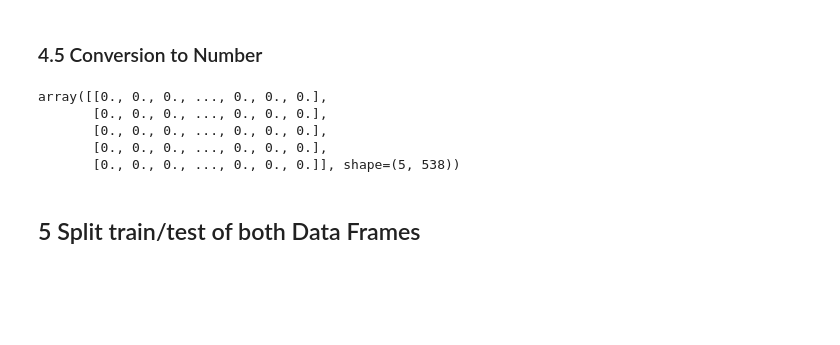
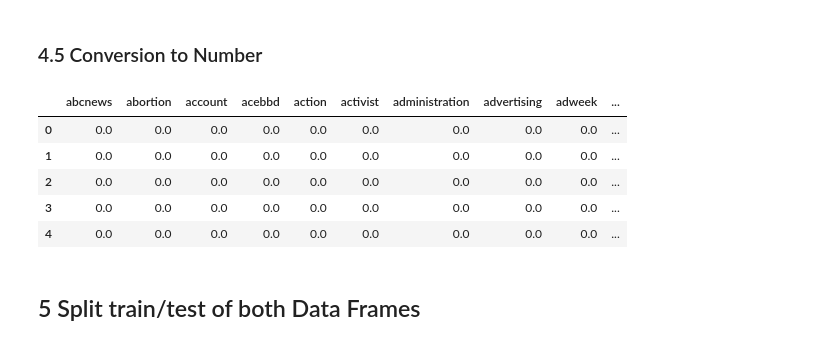
Before and after one commit to 4GeeksAcademy/danielpaez-dev-NLP, a Jupyter notebook: src/explore.ipynb, the cells around one changed output. Cells and saved outputs as stored; diff of their text form; code cells hidden in the pictures; blank space fills up the shorter version.

```diff
--- a/src/explore.ipynb
+++ b/src/explore.ipynb
@@ -186,19 +189,23 @@ plt.show()
 ### 4.5 Conversion to Number <a id='c4-5'></a>
 # %%
 tokens_list = total_data["url"]
-tokens_list = [" ".join(tokens) for tokens in tokens_list]
+tokens_list = total_data["url"].apply(lambda tokens: " ".join(tokens))
 
 vectorizer = TfidfVectorizer(max_features = 5000, max_df = 0.8, min_df = 5)
-X = vectorizer.fit_transform(tokens_list).toarray()
+X_matrix = vectorizer.fit_transform(tokens_list).toarray()
 y = total_data["is_spam"]
 
-X[:5]
+X_df = pd.DataFrame(X_matrix, columns = vectorizer.get_feature_names_out())
+numeric_df = pd.concat([X_df, y.reset_index(drop=True)], axis=1)
+
+numeric_df.head()
 # %% [output]
-array([[0., 0., 0., ..., 0., 0., 0.],
-       [0., 0., 0., ..., 0., 0., 0.],
-       [0., 0., 0., ..., 0., 0., 0.],
-       [0., 0., 0., ..., 0., 0., 0.],
-       [0., 0., 0., ..., 0., 0., 0.]], shape=(5, 538))
+|  | abcnews | abortion | account | acebbd | action | activist | administration | advertising | adweek | ... |
+| 0 | 0.0 | 0.0 | 0.0 | 0.0 | 0.0 | 0.0 | 0.0 | 0.0 | 0.0 | ... |
+| 1 | 0.0 | 0.0 | 0.0 | 0.0 | 0.0 | 0.0 | 0.0 | 0.0 | 0.0 | ... |
+| 2 | 0.0 | 0.0 | 0.0 | 0.0 | 0.0 | 0.0 | 0.0 | 0.0 | 0.0 | ... |
+| 3 | 0.0 | 0.0 | 0.0 | 0.0 | 0.0 | 0.0 | 0.0 | 0.0 | 0.0 | ... |
+| 4 | 0.0 | 0.0 | 0.0 | 0.0 | 0.0 | 0.0 | 0.0 | 0.0 | 0.0 | ... |
 # %% [markdown]
 ## 5 Split train/test of both Data Frames <a id='c5'></a>
 # %%
```
Also changed, not shown: parts of 9 cells of this notebook, 5 other files.
